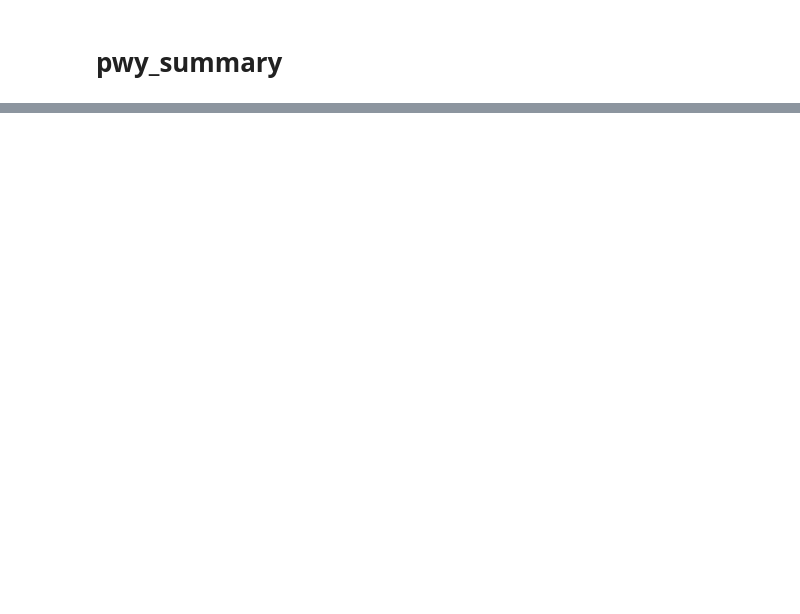
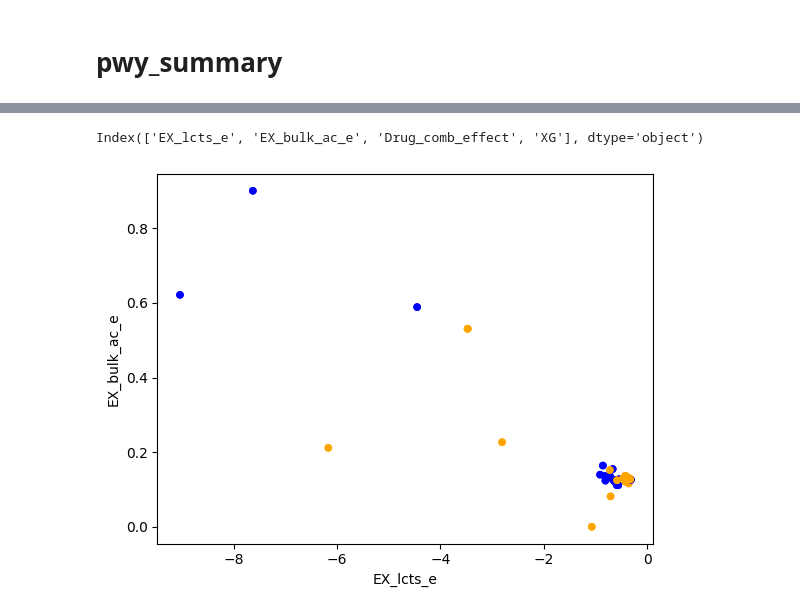
Before and after one commit to TFwongw/Harcombe_Lab, a Jupyter notebook: JupyterNotebook/flux_analysis.ipynb, the cells around one changed output, grey strips where cells are left out. Saved outputs shown, nothing was run; the diff lists cells and outputs as text; code cells hidden in the pictures; blank space fills up the shorter version.

```diff
--- a/JupyterNotebook/flux_analysis.ipynb
+++ b/JupyterNotebook/flux_analysis.ipynb
@@ -971,0 +436,8 @@ for gcomb in safe_DG_list:
+# %%
+colors = {'Synergistic': 'orange', 'Additive': 'purple', 'Antagonistic': 'blue'}
+color_list = [colors[group] for group in carbon_allocation_E_wide['categorical_variable']]
+
+# Create a scatter plot with color-coding based on 'categorical_variable'
+ax = carbon_allocation_E_wide.plot.scatter('variable1',
+                'variable2',
+                c=color_list,
@@ -971,0 +465,30 @@ for gcomb in safe_DG_list:
+# %%
+def plot_flux_ratio(E_col, S_col, XG=['DG'], culture='coculture', Species=['E0', 'S0']):
+# cross_m = flux_compare_df.query('XG=="DG"').query("culture=='coculture'")[['EX_bulk_ac_e', 'BIOMASS_iRR1083_metals']]
+    if XG is not None:
+        cross_m = flux_compare_df
+    cross_m = flux_compare_df.query('XG in @XG').query("culture==@culture")
+
+    cross_m = cross_m[[E_col, S_col]]
+    cross_E = cross_m.query('Species==@Species[0]')[[E_col]].reset_index('Species',drop=True)
+    cross_S = cross_m.query('Species==@Species[1]')[[S_col]].reset_index('Species',drop=True)
+
+    # cf = cross_E.merge(cross_S, left_index=True, right_index=True, suffixes=['E','S']).dropna()
+    cf = cross_E.merge(cross_S, left_index=True, right_index=True, suffixes=Species).dropna().T.drop_duplicates().T
+    cf = cf.merge(flux_analysis_full[['Drug_comb_effect', 'XG']], left_index=True, right_index=True, how='left')
+
+    colors = {'Synergistic': 'orange', 'Additive': 'purple', 'Antagonistic': 'blue'}
+    color_list = [colors[group] for group in cf['Drug_comb_effect']]
+
+    print(cf.columns)
+    if E_col==S_col:
+        E_col, S_col = E_col+'E', S_col+'S'
+    # return cf
+    cf.plot.scatter(x=E_col, y=S_col,c=color_list)
+
+
+plot_flux_ratio('EX_lcts_e', 'EX_bulk_ac_e', Species=['E0','E0'])
+# cf = plot_flux_ratio('EX_bulk_ac_e', 'EX_bulk_ac_e', XG=['DG'])
+# %% [output]
+Index(['EX_lcts_e', 'EX_bulk_ac_e', 'Drug_comb_effect', 'XG'], dtype='object')
+[figure, added]
```
Also changed, not shown: parts of 96 cells of this notebook, 5 other files.
